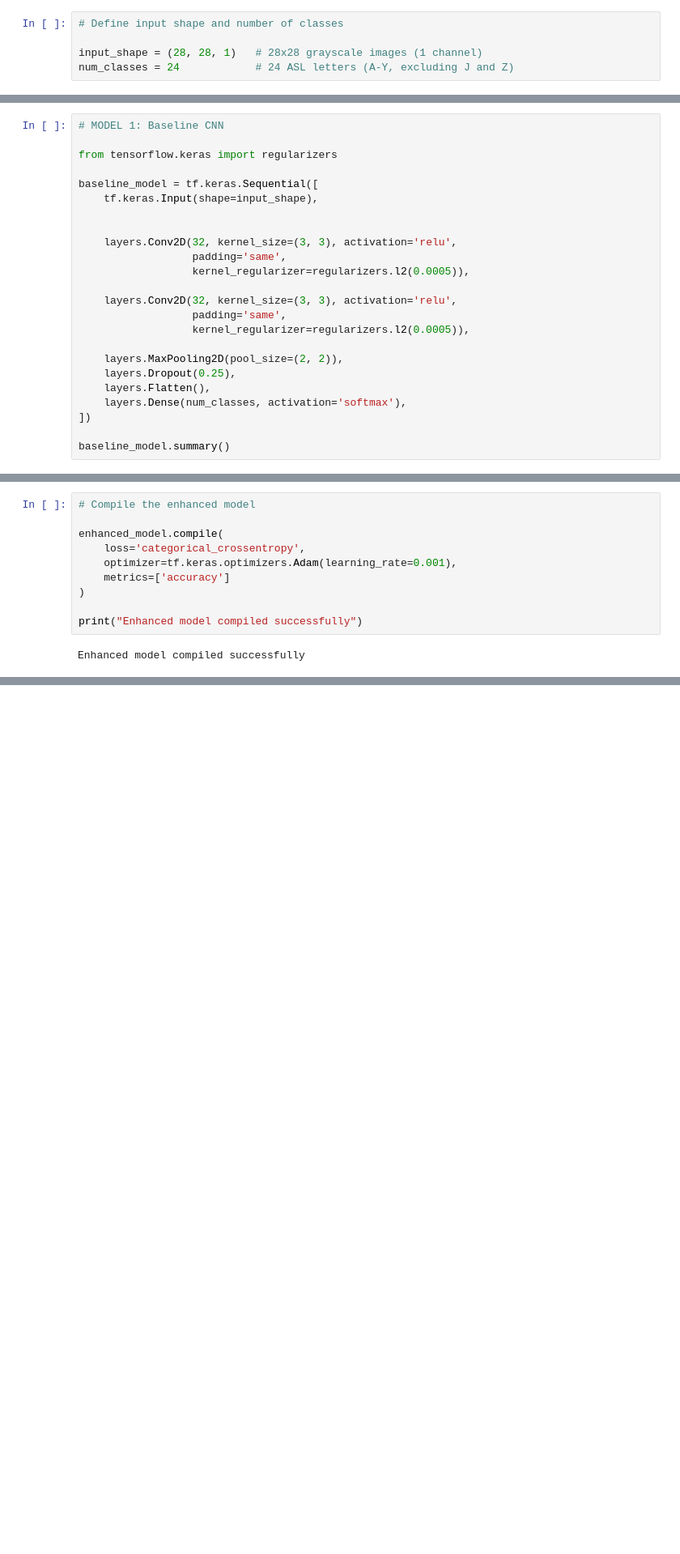
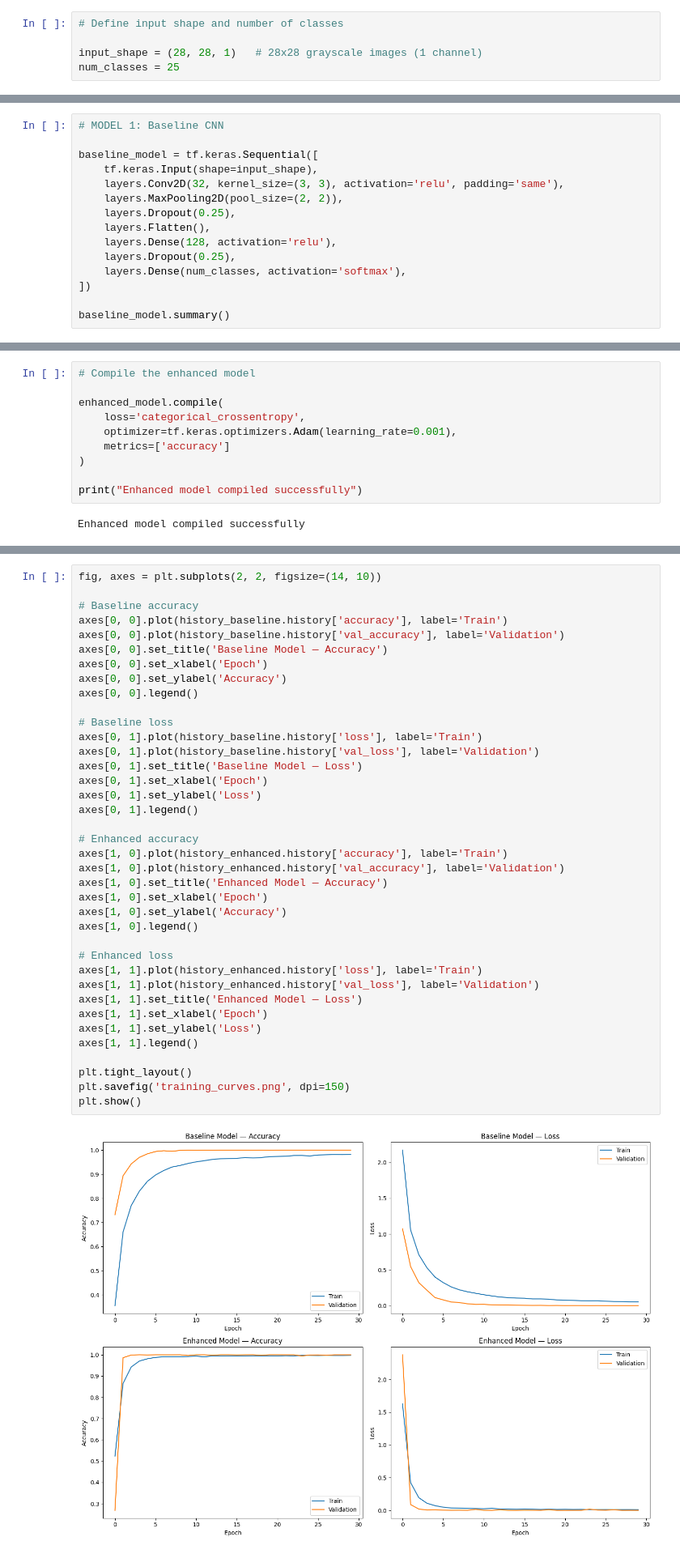
Before and after one commit to katydixonx/CSCU9M6_Assignment, a Jupyter notebook: CSCU9M6_Assignment.ipynb, the cells around one changed output, grey strips where cells are left out. Shown at 81% size. Cells and saved outputs as stored; diff of their text form; blank space fills up the shorter version.

```diff
--- a/CSCU9M6_Assignment.ipynb
+++ b/CSCU9M6_Assignment.ipynb
@@ -213,29 +218,20 @@ Ready for Deliverable 2: CNN Architecture
 # Define input shape and number of classes
 
 input_shape = (28, 28, 1)   # 28x28 grayscale images (1 channel)
-num_classes = 24            # 24 ASL letters (A-Y, excluding J and Z)
+num_classes = 25
 # %% [markdown]
 ### 2.1 Baseline CNN
 # %%
 # MODEL 1: Baseline CNN
 
-from tensorflow.keras import regularizers
-
 baseline_model = tf.keras.Sequential([
     tf.keras.Input(shape=input_shape),
-
-
-    layers.Conv2D(32, kernel_size=(3, 3), activation='relu',
-                  padding='same',
-                  kernel_regularizer=regularizers.l2(0.0005)),
-
-    layers.Conv2D(32, kernel_size=(3, 3), activation='relu',
-                  padding='same',
-                  kernel_regularizer=regularizers.l2(0.0005)),
-
+    layers.Conv2D(32, kernel_size=(3, 3), activation='relu', padding='same'),
     layers.MaxPooling2D(pool_size=(2, 2)),
     layers.Dropout(0.25),
     layers.Flatten(),
+    layers.Dense(128, activation='relu'),
+    layers.Dropout(0.25),
     layers.Dense(num_classes, activation='softmax'),
 ])
 
@@ -403,0 +445,40 @@ Model: "sequential_1"
+# %%
+fig, axes = plt.subplots(2, 2, figsize=(14, 10))
+
+# Baseline accuracy
+axes[0, 0].plot(history_baseline.history['accuracy'], label='Train')
+axes[0, 0].plot(history_baseline.history['val_accuracy'], label='Validation')
+axes[0, 0].set_title('Baseline Model — Accuracy')
+axes[0, 0].set_xlabel('Epoch')
+axes[0, 0].set_ylabel('Accuracy')
+axes[0, 0].legend()
+
+# Baseline loss
+axes[0, 1].plot(history_baseline.history['loss'], label='Train')
+axes[0, 1].plot(history_baseline.history['val_loss'], label='Validation')
+axes[0, 1].set_title('Baseline Model — Loss')
+axes[0, 1].set_xlabel('Epoch')
+axes[0, 1].set_ylabel('Loss')
+axes[0, 1].legend()
+
+# Enhanced accuracy
+axes[1, 0].plot(history_enhanced.history['accuracy'], label='Train')
+axes[1, 0].plot(history_enhanced.history['val_accuracy'], label='Validation')
+axes[1, 0].set_title('Enhanced Model — Accuracy')
+axes[1, 0].set_xlabel('Epoch')
+axes[1, 0].set_ylabel('Accuracy')
+axes[1, 0].legend()
+
+# Enhanced loss
+axes[1, 1].plot(history_enhanced.history['loss'], label='Train')
+axes[1, 1].plot(history_enhanced.history['val_loss'], label='Validation')
+axes[1, 1].set_title('Enhanced Model — Loss')
+axes[1, 1].set_xlabel('Epoch')
+axes[1, 1].set_ylabel('Loss')
+axes[1, 1].legend()
+
+plt.tight_layout()
+plt.savefig('training_curves.png', dpi=150)
+plt.show()
+# %% [output]
+[figure, added]
```
Also changed, not shown: parts of 17 cells of this notebook.
